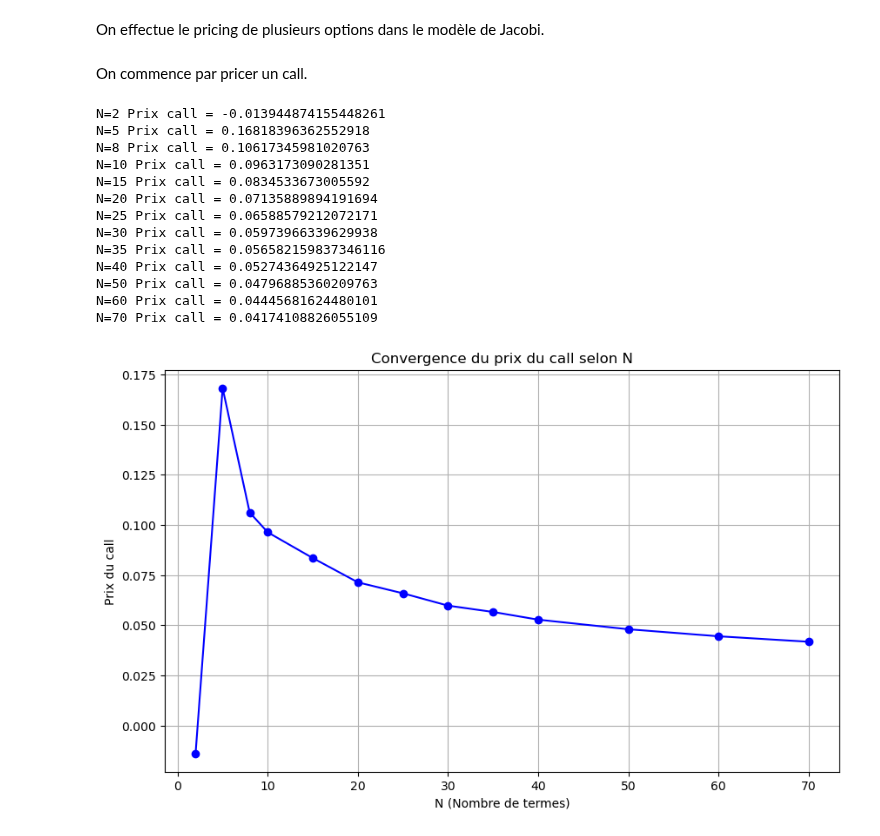
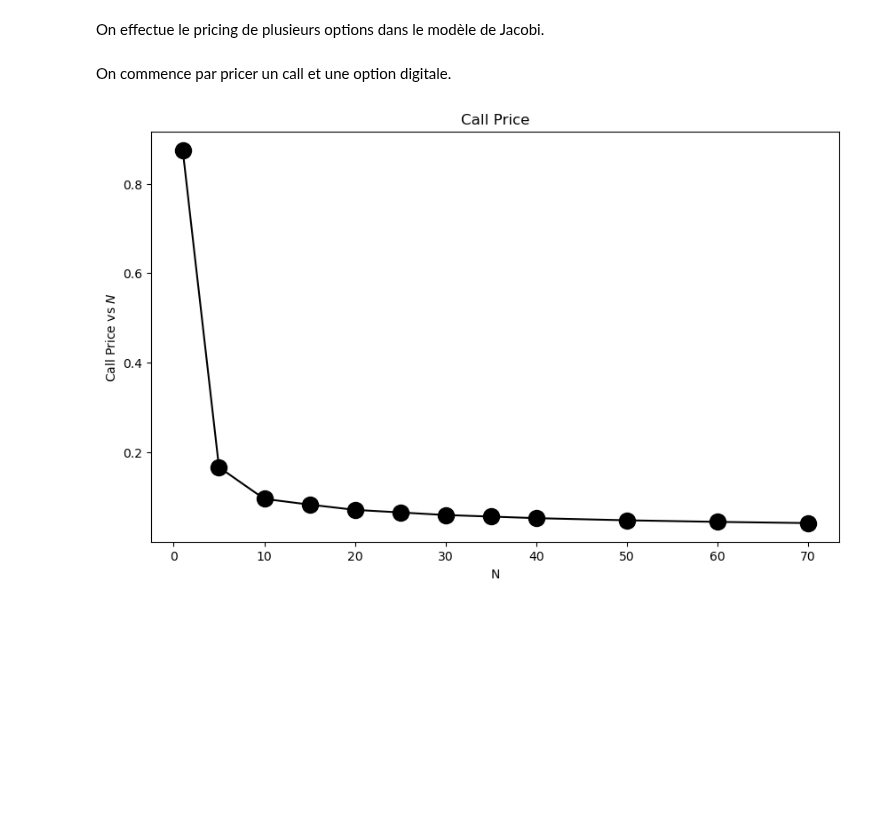
Before and after one commit to maxence2508/stage-cermics, a Jupyter notebook: jacobi.ipynb, the cells around one changed output. Saved outputs shown, nothing was run; the diff lists cells and outputs as text; code cells hidden in the pictures; blank space fills up the shorter version.

```diff
--- a/jacobi.ipynb
+++ b/jacobi.ipynb
@@ -13,7 +13,7 @@ from scipy.special import eval_hermitenorm, factorial
 from scipy.sparse import lil_matrix
 from scipy.sparse.linalg import expm_multiply
 # %% [markdown]
-On commence par pricer un call.
+On commence par pricer un call et une option digitale.
 # %%
 class JacobiPricing:
     def __init__(self, V0, X0, v_min, v_max, sigma, rho, kappa, theta, delta, mu_w, sigma_w, r):
@@ -106,63 +134,34 @@ class JacobiPricing:
 # %%
 V0 = 0.04
 X0 = 0.
 v_min = 10**(-4)
 v_max = 0.08
 sigma = 1.
 rho = -0.5
 kappa = 0.5
 theta = 0.04
 delta = 0.
 k = 0.
 T = 1/12
 r = 0.
-
-E_Vt = (V0 - theta) * (1 - np.exp(-kappa * T)) / kappa + theta
-
-# Espérance de Q(V_t) (approximation via Q(E[V_t]))
-sqrt_diff = (np.sqrt(v_max) - np.sqrt(v_min)) ** 2
-E_Q_Vt = ((E_Vt - v_min) * (v_max - E_Vt)) / sqrt_diff
-
-# mu_w = E[X_T]
-mu_w = X0 + (r - delta) * T - 0.5 * ((V0 - theta) * (1 - np.exp(-kappa * T)) / kappa + theta * T)
-
-# sigma_w^2 = Var[X_T]
-sigma_w2 = T * (E_Vt + rho**2 * E_Q_Vt)
-sigma_w = np.sqrt(sigma_w2)
-
 sigma_w = sigma
-mu_w = 0.01
+mu_w = 0.1
 
 model = JacobiPricing(V0, X0, v_min, v_max, sigma, rho, kappa, theta, delta, mu_w, sigma_w, r)
 
-Ns = []
+Ns = [1, 5, 10, 15, 20, 25, 30, 35, 40, 50, 60, 70]
 call_prices = []
 
-for N in [2, 5, 8, 10, 15, 20, 25, 30, 35, 40, 50, 60, 70, 100, 150]:
+for N in Ns:
     prix_call = model.price_call(N, k, T)
-    Ns.append(N)
     call_prices.append(prix_call)
-    print(f"N={N} Prix call = {prix_call}")
 
 # Tracé du graphe
 plt.figure(figsize=(10, 6))
-plt.plot(Ns, call_prices, marker='o', linestyle='-', color='blue')
-plt.xlabel("N (Nombre de termes)")
-plt.ylabel("Prix du call")
-plt.title("Convergence du prix du call selon N")
+plt.plot(Ns, call_prices, marker='o', markersize=13, linestyle='-', color='black')
+plt.xlabel("N")
+plt.ylabel("Call Price vs $N$")
+plt.title("Call Price")
 plt.show()
 # %% [output]
-N=2 Prix call = -0.013944874155448261
-N=5 Prix call = 0.16818396362552918
-N=8 Prix call = 0.10617345981020763
-N=10 Prix call = 0.0963173090281351
-N=15 Prix call = 0.0834533673005592
-N=20 Prix call = 0.07135889894191694
-N=25 Prix call = 0.06588579212072171
-N=30 Prix call = 0.05973966339629938
-N=35 Prix call = 0.056582159837346116
-N=40 Prix call = 0.05274364925122147
-N=50 Prix call = 0.04796885360209763
-N=60 Prix call = 0.04445681624480101
-N=70 Prix call = 0.04174108826055109
-[figure, old version]
+[figure, new version]
```
Also changed, not shown: parts of 4 cells of this notebook.
